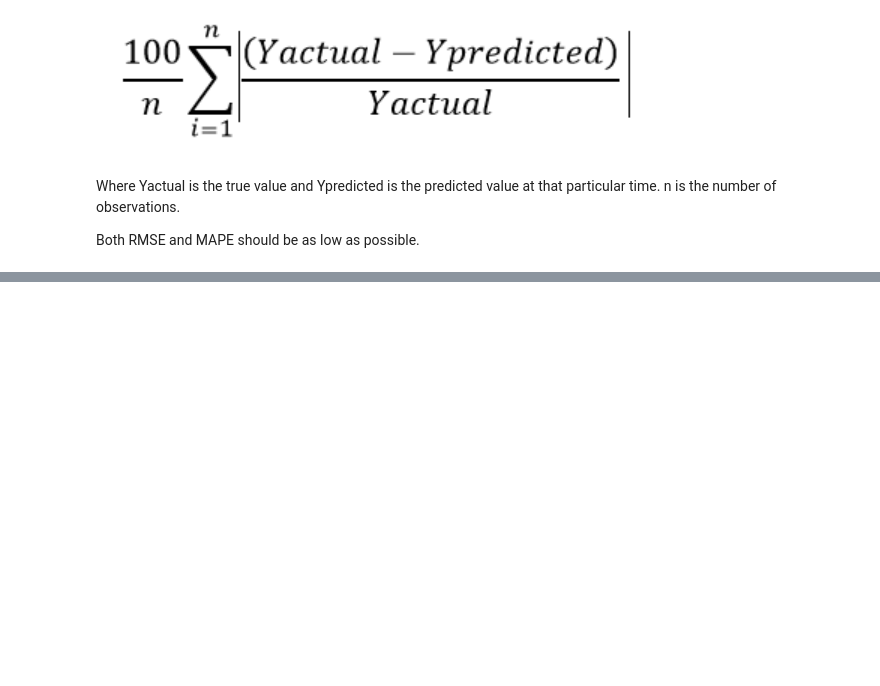
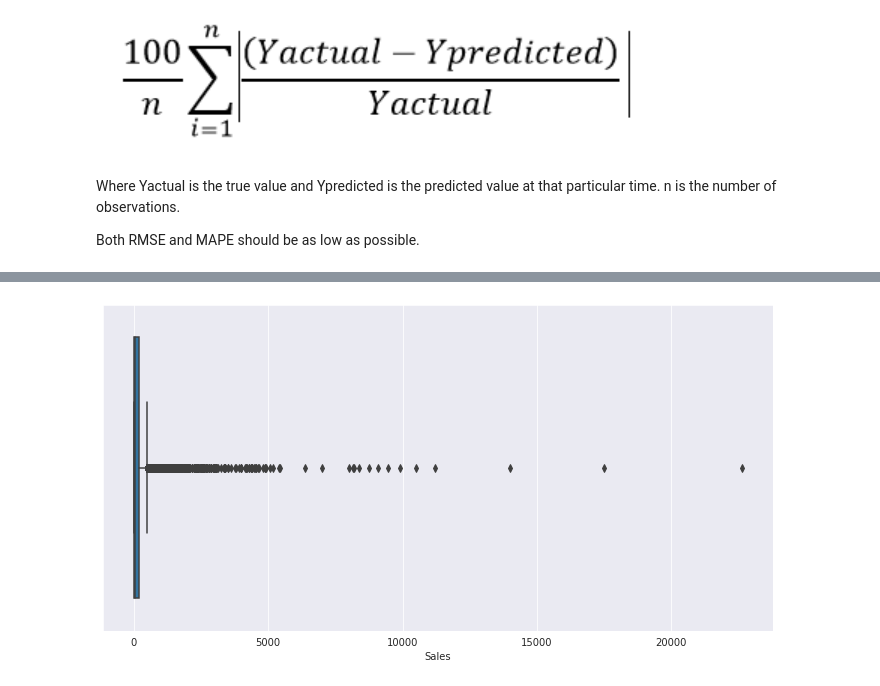
Before and after one commit to rajeshmore1/DataScience_Mentorship, a Jupyter notebook: TS_1_Time_Series_Basics.ipynb, the cells around one changed output, grey strips where cells are left out. Drawn from its saved outputs; the diff is of its cells as text; code cells hidden in the pictures; blank space fills up the shorter version.

```diff
--- a/TS_1_Time_Series_Basics.ipynb
+++ b/TS_1_Time_Series_Basics.ipynb
@@ -64,0 +205,6 @@ Both RMSE and MAPE should be as low as possible.
+# %%
+plt.figure(figsize=(12,6))
+sns.boxplot(data['Sales'])
+plt.show()
+# %% [output]
+[figure, added]
```
Also changed, not shown: parts of 74 cells of this notebook.
